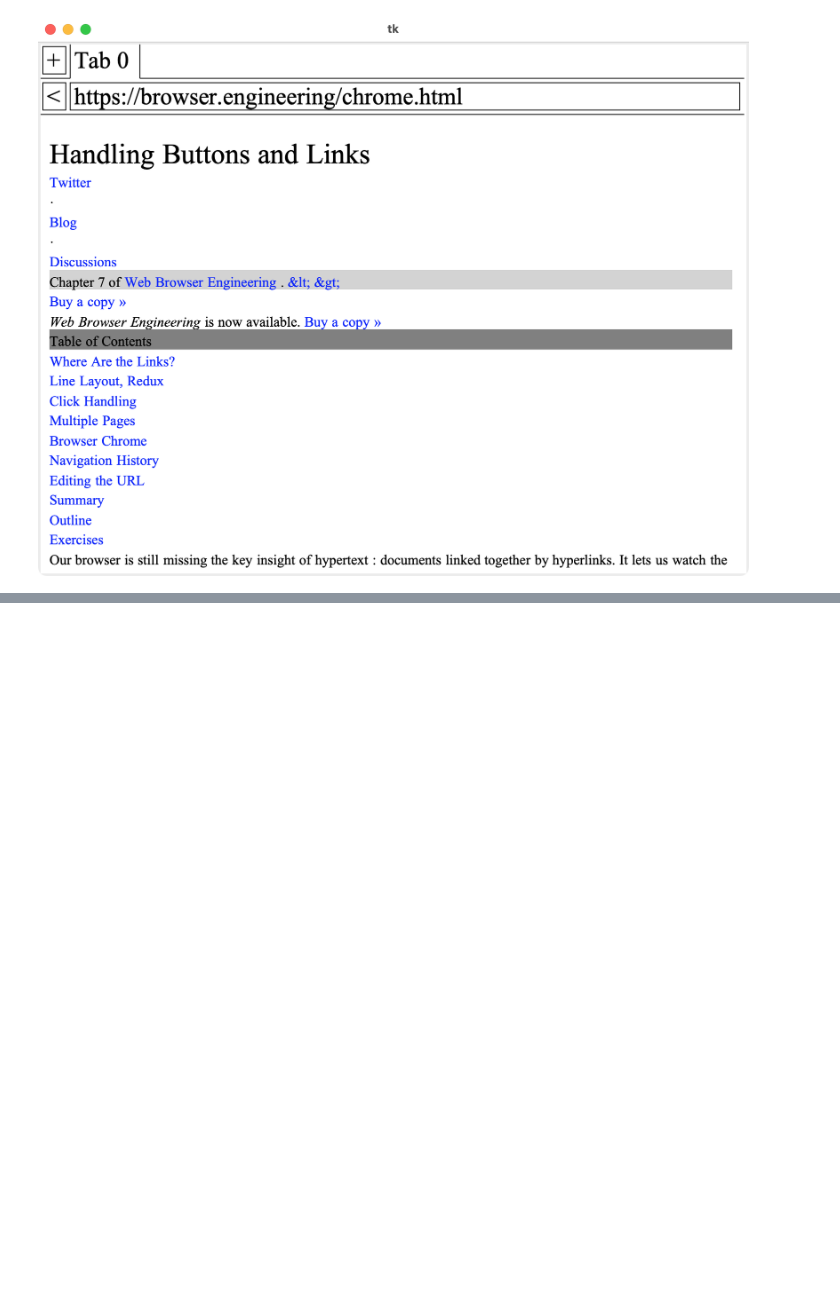
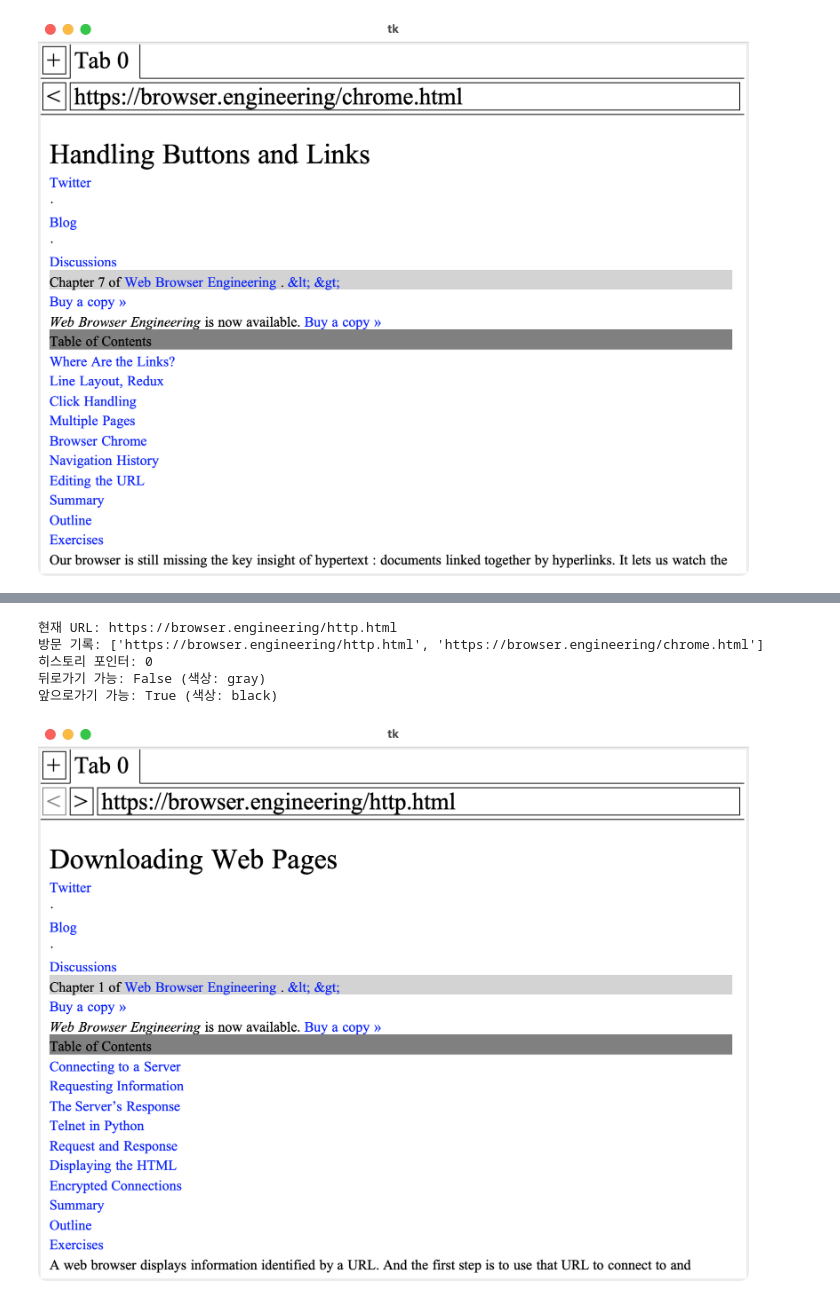
Before and after one commit to r4k0nb4k0n/browser-engineering-study, a Jupyter notebook: part-2-handling-buttons-and-links-7-hyperlinks-and-browser-chrome.ipynb, the cells around one changed output, grey strips where cells are left out. Cells and saved outputs as stored; diff of their text form; code cells hidden in the pictures; blank space fills up the shorter version.

```diff
--- a/part-2-handling-buttons-and-links-7-hyperlinks-and-browser-chrome.ipynb
+++ b/part-2-handling-buttons-and-links-7-hyperlinks-and-browser-chrome.ipynb
@@ -437,0 +517,21 @@ display_tk_window(browser.window, settle_seconds=0.4)
+# %%
+# 뒤로가기 (<) 버튼 클릭 시뮬레이션
+back_x = browser.chrome.back_rect.left + 5
+back_y = browser.chrome.back_rect.top + 5
+browser.handle_click(MockClick(back_x, back_y))
+
+tab = browser.active_tab
+print(f"현재 URL: {tab.url}")
+print(f"방문 기록: {[str(u) for u in tab.history]}")
+print(f"히스토리 포인터: {tab.history_pointer}")
+print(f"뒤로가기 가능: {tab.history_pointer > 0} (색상: {'black' if tab.history_pointer > 0 else 'gray'})")
+print(f"앞으로가기 가능: {tab.history_pointer < len(tab.history) - 1} (색상: {'black' if tab.history_pointer < len(tab.history) - 1 else 'gray'})")
+
+display_tk_window(browser.window, settle_seconds=0.4, destroy=False)
+# %% [output]
+현재 URL: https://browser.engineering/http.html
+방문 기록: ['https://browser.engineering/http.html', 'https://browser.engineering/chrome.html']
+히스토리 포인터: 0
+뒤로가기 가능: False (색상: gray)
+앞으로가기 가능: True (색상: black)
+[figure, added]
```
Also changed, not shown: parts of 10 cells of this notebook, 1 other file.
